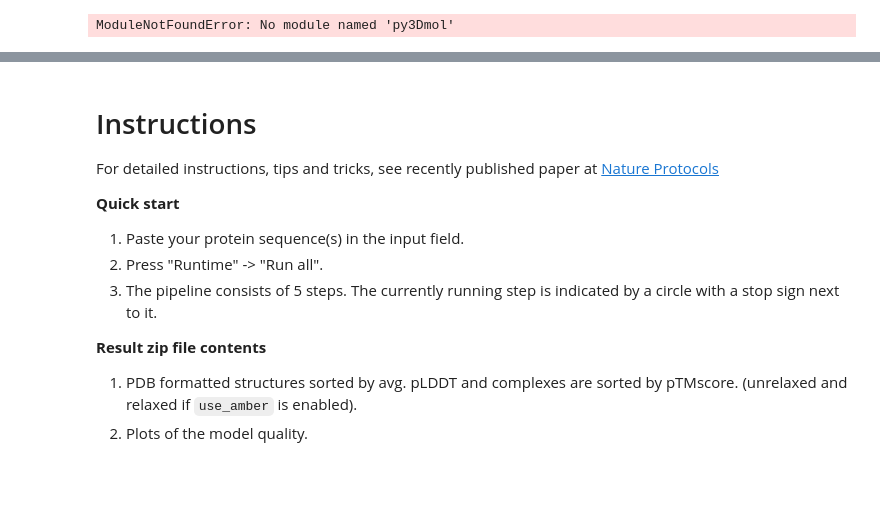
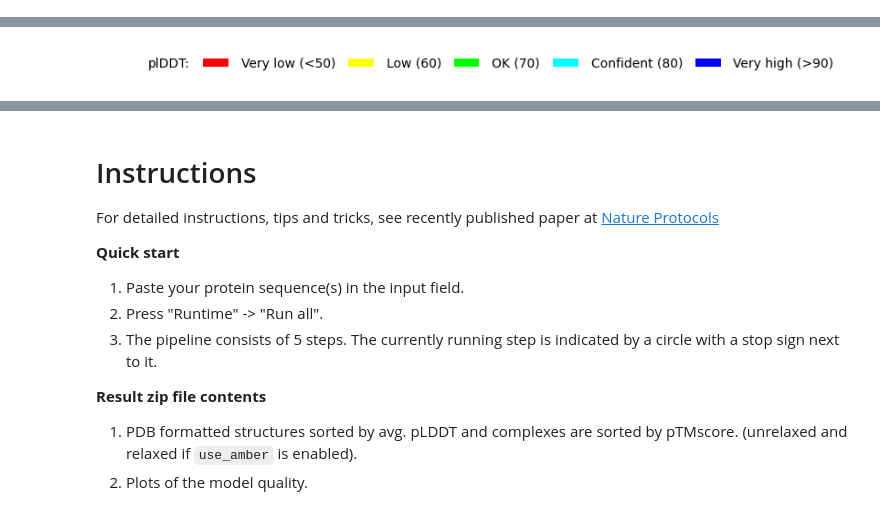
Before and after one commit to AKP1977/ABlooper, a Jupyter notebook: AlphaFold2.ipynb, the cells around one changed output, grey strips where cells are left out. Cells and saved outputs as stored; diff of their text form; code cells hidden in the pictures; blank space fills up the shorter version.

```diff
--- a/AlphaFold2.ipynb
+++ b/AlphaFold2.ipynb
@@ -335,8 +335,8 @@ from colabfold.colabfold import plot_plddt_legend
 from colabfold.colabfold import pymol_color_list, alphabet_list
 rank_num = 1 #@param ["1", "2", "3", "4", "5"] {type:"raw"}
 color = "lDDT" #@param ["chain", "lDDT", "rainbow"]
-show_sidechains = True #@param {type:"boolean"}
-show_mainchains = True #@param {type:"boolean"}
+show_sidechains = False #@param {type:"boolean"}
+show_mainchains = False #@param {type:"boolean"}
 
 tag = results["rank"][0][rank_num - 1]
 jobname_prefix = ".custom" if msa_mode == "custom" else ""
@@ -376,4 +376,3 @@ show_pdb(rank_num, show_sidechains, show_mainchains, color).show()
 if color == "lDDT":
   plot_plddt_legend().show()
 # %% [output]
-ModuleNotFoundError: No module named 'py3Dmol'
@@ -380,3 +380,4 @@ ModuleNotFoundError: No module named 'py3Dmol'
+[figure, added]
 # %%
 #@title Plots {run: "auto"}
 from IPython.display import display, HTML
```
Also changed, not shown: parts of 7 cells of this notebook.
